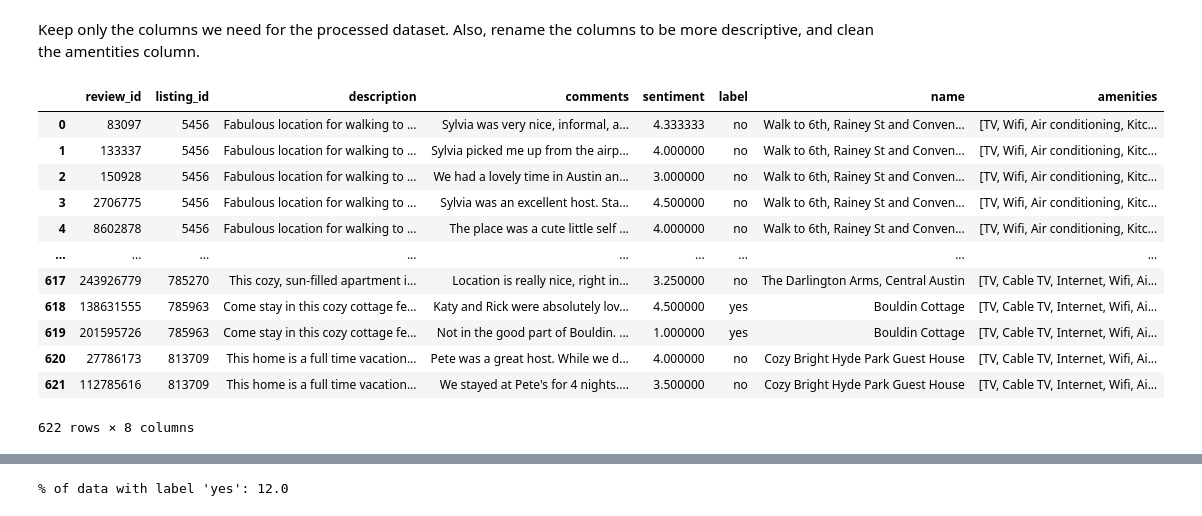
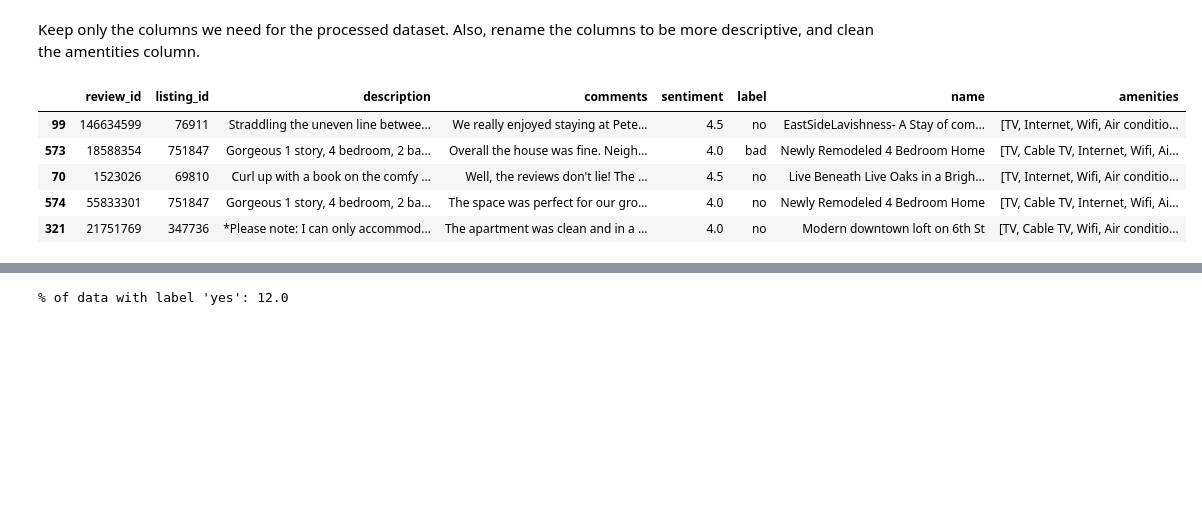
Before and after one commit to g1776/DS440CapstoneIndubitably, a Jupyter notebook: notebooks/data_processing/generate_processed.ipynb, the cells around one changed output, grey strips where cells are left out. Saved outputs shown, nothing was run; the diff lists cells and outputs as text; code cells hidden in the pictures; blank space fills up the shorter version.

```diff
--- a/notebooks/data_processing/generate_processed.ipynb
+++ b/notebooks/data_processing/generate_processed.ipynb
@@ -35,38 +35,31 @@ Keep only the columns we need for the processed dataset. Also, rename the column
 # %%
 cols_to_keep =[
     "id",
     "listing_id",
     "description",
     "comments",
     "sentiment",
     "label",
     "name",
     "amenities"
 ]
 
 subset_labels_and_listing = subset_labels_and_listing[cols_to_keep]
 
 # rename id to review_id, for clarity
 subset_labels_and_listing = subset_labels_and_listing.rename(columns={"id": "review_id"})
 
 def parse_amenities(amenities):
   amenities = amenities.replace("{", "").replace("]", "").replace('"', "")
   return amenities.split(",")
 
 subset_labels_and_listing.amenities = subset_labels_and_listing.amenities.apply(parse_amenities)
 
-subset_labels_and_listing
+subset_labels_and_listing.sample(n=5)
 # %% [output]
 |  | review_id | listing_id | description | comments | sentiment | label | name | amenities |
-| 0 | 83097 | 5456 | Fabulous location for walking to ... | Sylvia was very nice, informal, a... | 4.333333 | no | Walk to 6th, Rainey St and Conven... | [TV, Wifi, Air conditioning, Kitc... |
-| 1 | 133337 | 5456 | Fabulous location for walking to ... | Sylvia picked me up from the airp... | 4.000000 | no | Walk to 6th, Rainey St and Conven... | [TV, Wifi, Air conditioning, Kitc... |
-| 2 | 150928 | 5456 | Fabulous location for walking to ... | We had a lovely time in Austin an... | 3.000000 | no | Walk to 6th, Rainey St and Conven... | [TV, Wifi, Air conditioning, Kitc... |
-| 3 | 2706775 | 5456 | Fabulous location for walking to ... | Sylvia was an excellent host. Sta... | 4.500000 | no | Walk to 6th, Rainey St and Conven... | [TV, Wifi, Air conditioning, Kitc... |
-| 4 | 8602878 | 5456 | Fabulous location for walking to ... | The place was a cute little self ... | 4.000000 | no | Walk to 6th, Rainey St and Conven... | [TV, Wifi, Air conditioning, Kitc... |
-| ... | ... | ... | ... | ... | ... | ... | ... | ... |
-| 617 | 243926779 | 785270 | This cozy, sun-filled apartment i... | Location is really nice, right in... | 3.250000 | no | The Darlington Arms, Central Austin | [TV, Cable TV, Internet, Wifi, Ai... |
-| 618 | 138631555 | 785963 | Come stay in this cozy cottage fe... | Katy and Rick were absolutely lov... | 4.500000 | yes | Bouldin Cottage | [TV, Cable TV, Internet, Wifi, Ai... |
-| 619 | 201595726 | 785963 | Come stay in this cozy cottage fe... | Not in the good part of Bouldin. ... | 1.000000 | yes | Bouldin Cottage | [TV, Cable TV, Internet, Wifi, Ai... |
-| 620 | 27786173 | 813709 | This home is a full time vacation... | Pete was a great host. While we d... | 4.000000 | no | Cozy Bright Hyde Park Guest House | [TV, Cable TV, Internet, Wifi, Ai... |
-| 621 | 112785616 | 813709 | This home is a full time vacation... | We stayed at Pete's for 4 nights.... | 3.500000 | no | Cozy Bright Hyde Park Guest House | [TV, Cable TV, Internet, Wifi, Ai... |
+| 99 | 146634599 | 76911 | Straddling the uneven line betwee... | We really enjoyed staying at Pete... | 4.5 | no | EastSideLavishness- A Stay of com... | [TV, Internet, Wifi, Air conditio... |
+| 573 | 18588354 | 751847 | Gorgeous 1 story, 4 bedroom, 2 ba... | Overall the house was fine. Neigh... | 4.0 | bad | Newly Remodeled 4 Bedroom Home | [TV, Cable TV, Internet, Wifi, Ai... |
+| 70 | 1523026 | 69810 | Curl up with a book on the comfy ... | Well, the reviews don't lie! The ... | 4.5 | no | Live Beneath Live Oaks in a Brigh... | [TV, Internet, Wifi, Air conditio... |
+| 574 | 55833301 | 751847 | Gorgeous 1 story, 4 bedroom, 2 ba... | The space was perfect for our gro... | 4.0 | no | Newly Remodeled 4 Bedroom Home | [TV, Cable TV, Internet, Wifi, Ai... |
+| 321 | 21751769 | 347736 | *Please note: I can only accommod... | The apartment was clean and in a ... | 4.0 | no | Modern downtown loft on 6th St | [TV, Cable TV, Wifi, Air conditio... |
-622 rows × 8 columns
```
Also changed, not shown: parts of 7 cells of this notebook.
